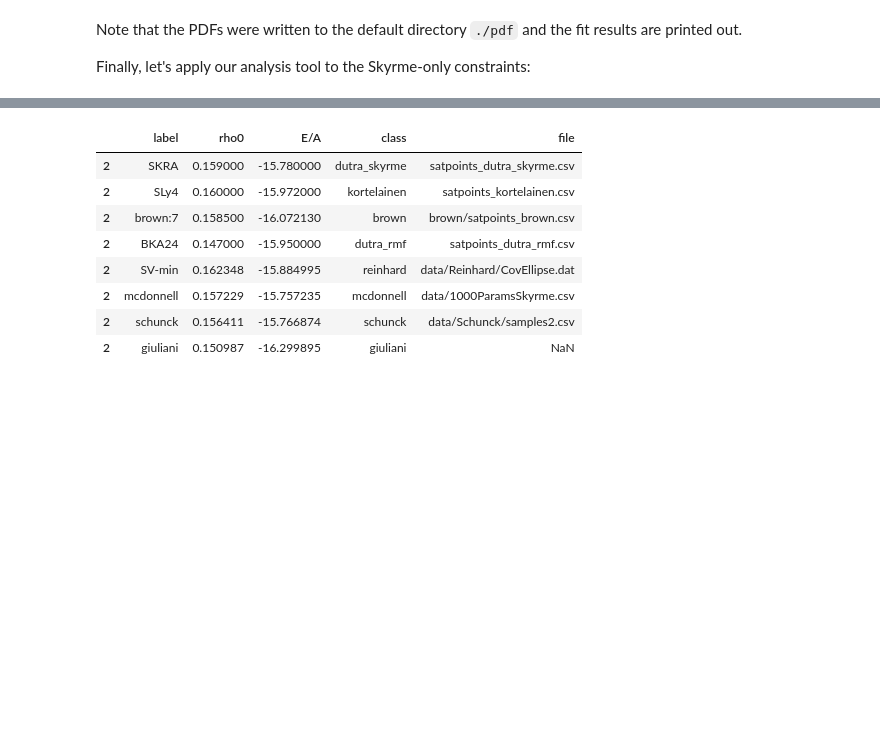
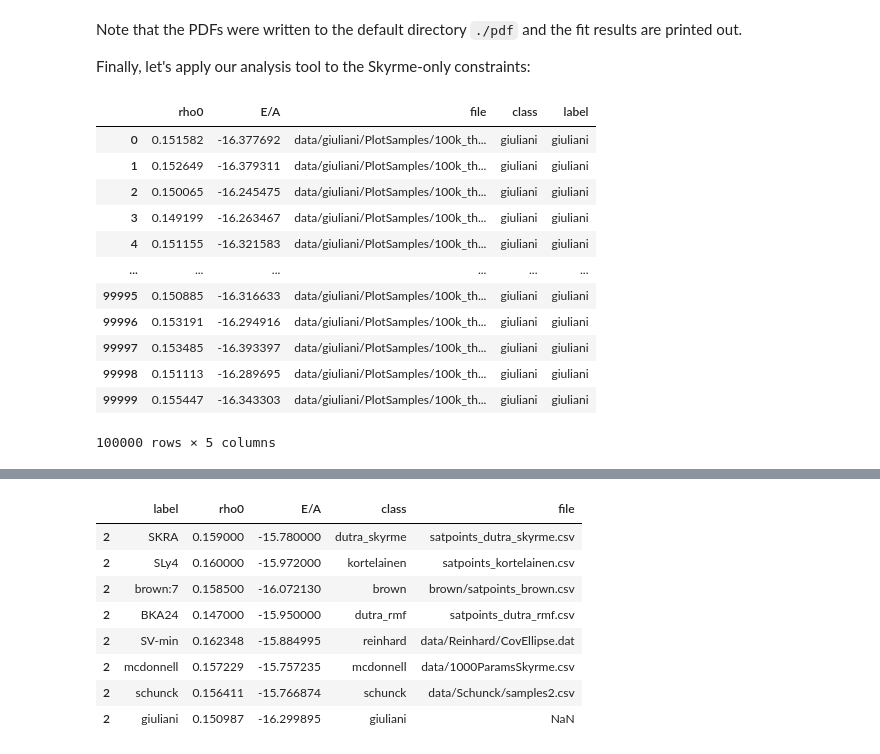
Before and after one commit to cdrischler/nuclear_saturation, a Jupyter notebook: analysis_conjugate_priors.ipynb, the cells around one changed output, grey strips where cells are left out. Cells and saved outputs as stored; diff of their text form; code cells hidden in the pictures; blank space fills up the shorter version.

```diff
--- a/analysis_conjugate_priors.ipynb
+++ b/analysis_conjugate_priors.ipynb
@@ -329,3 +329,21 @@ analysis.mc_run_scenario(scenario=scenario5,
                          num_samples_mu_Sigma=100,
                          req_num_workers=10
                          )
+# %%
+from modules.DataSets import GenericDataSet, NormDistDataSet, KernelDensityEstimate
+tt = KernelDensityEstimate(set_specifier="giuliani")
+tt.data_frame
+# %% [output]
+|  | rho0 | E/A | file | class | label |
+| 0 | 0.151582 | -16.377692 | data/giuliani/PlotSamples/100k_th... | giuliani | giuliani |
+| 1 | 0.152649 | -16.379311 | data/giuliani/PlotSamples/100k_th... | giuliani | giuliani |
+| 2 | 0.150065 | -16.245475 | data/giuliani/PlotSamples/100k_th... | giuliani | giuliani |
+| 3 | 0.149199 | -16.263467 | data/giuliani/PlotSamples/100k_th... | giuliani | giuliani |
+| 4 | 0.151155 | -16.321583 | data/giuliani/PlotSamples/100k_th... | giuliani | giuliani |
+| ... | ... | ... | ... | ... | ... |
+| 99995 | 0.150885 | -16.316633 | data/giuliani/PlotSamples/100k_th... | giuliani | giuliani |
+| 99996 | 0.153191 | -16.294916 | data/giuliani/PlotSamples/100k_th... | giuliani | giuliani |
+| 99997 | 0.153485 | -16.393397 | data/giuliani/PlotSamples/100k_th... | giuliani | giuliani |
+| 99998 | 0.151113 | -16.289695 | data/giuliani/PlotSamples/100k_th... | giuliani | giuliani |
+| 99999 | 0.155447 | -16.343303 | data/giuliani/PlotSamples/100k_th... | giuliani | giuliani |
+100000 rows × 5 columns
```
Also changed, not shown: parts of 9 cells of this notebook.
